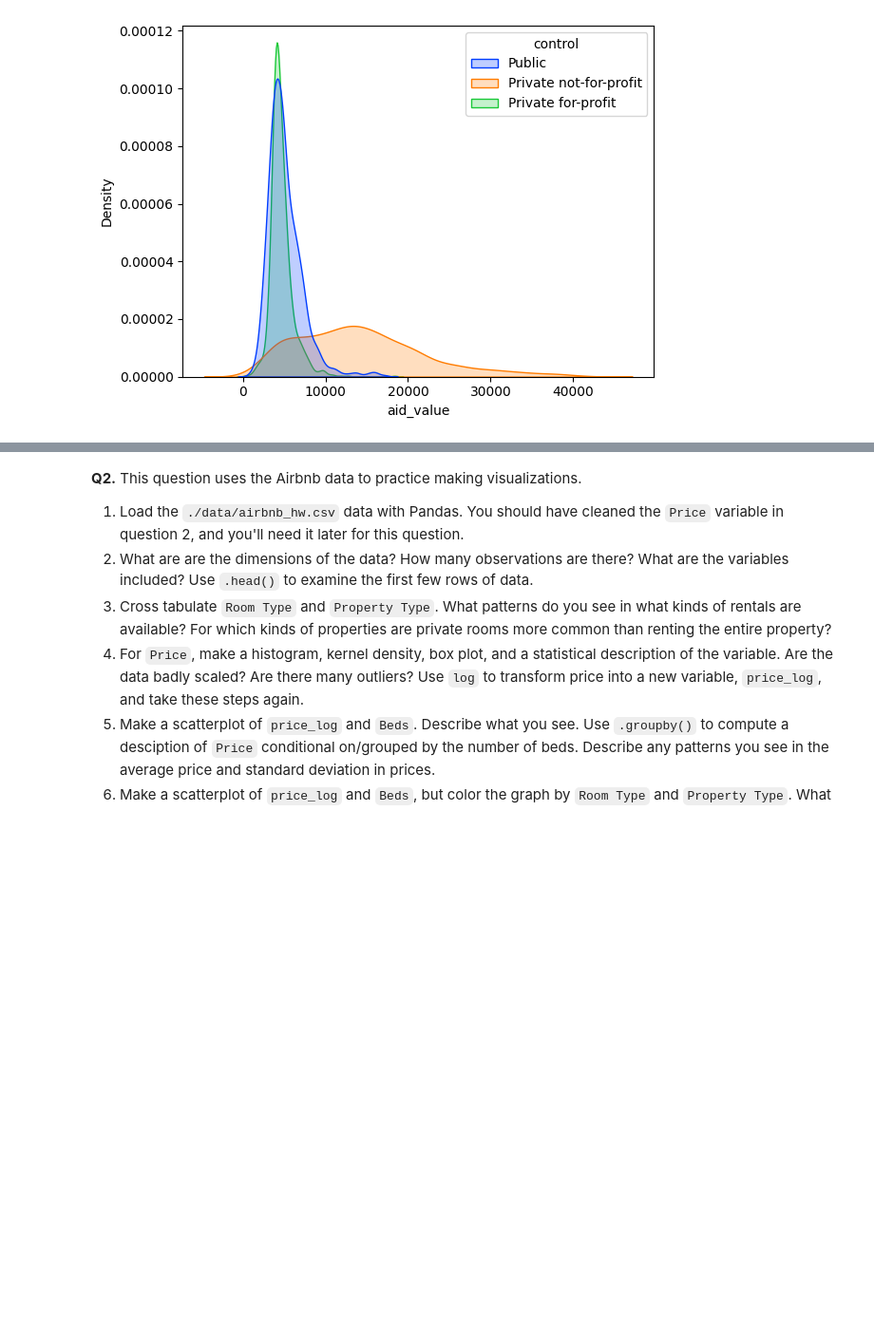
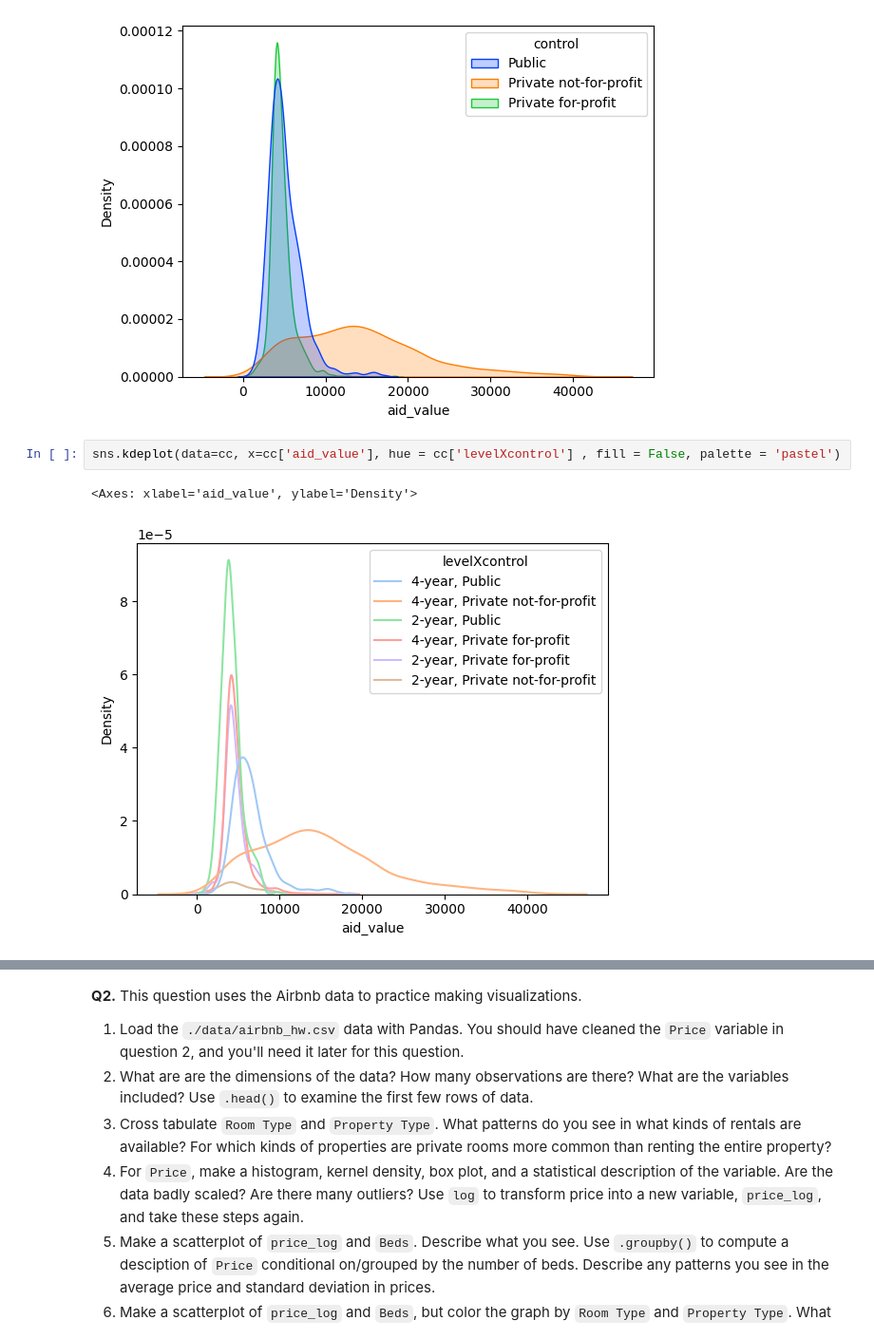
Before and after one commit to adaire2/visualization, a Jupyter notebook: assignment/assignment.ipynb, the cells around one changed output, grey strips where cells are left out. Shown: that part at 95% size. Saved outputs shown, nothing was run; the diff lists cells and outputs as text; blank space fills up the shorter version.

```diff
--- a/assignment/assignment.ipynb
+++ b/assignment/assignment.ipynb
@@ -139,3 +141,8 @@ sns.kdeplot(data=cc, x=cc['aid_value'], hue = cc['control'] , fill = True, palet
 # %% [output]
 <Axes: xlabel='aid_value', ylabel='Density'>
 [figure]
+# %%
+sns.kdeplot(data=cc, x=cc['aid_value'], hue = cc['levelXcontrol'] , fill = False, palette = 'pastel')
+# %% [output]
+<Axes: xlabel='aid_value', ylabel='Density'>
+[figure, added]
```
Also changed, not shown: parts of 3 cells of this notebook.
